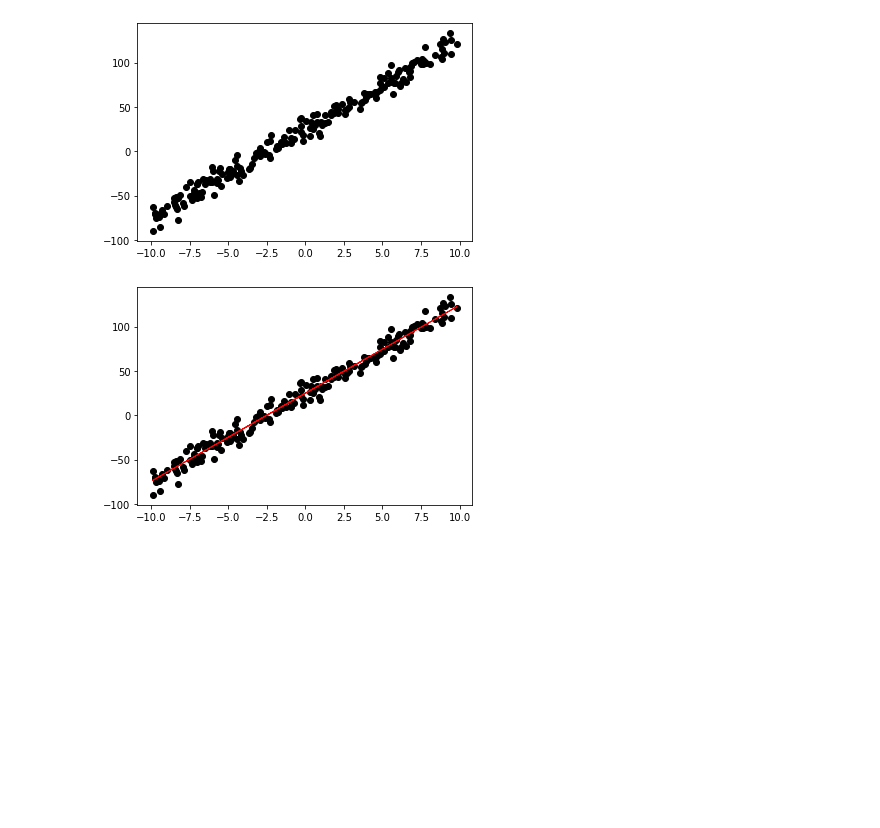
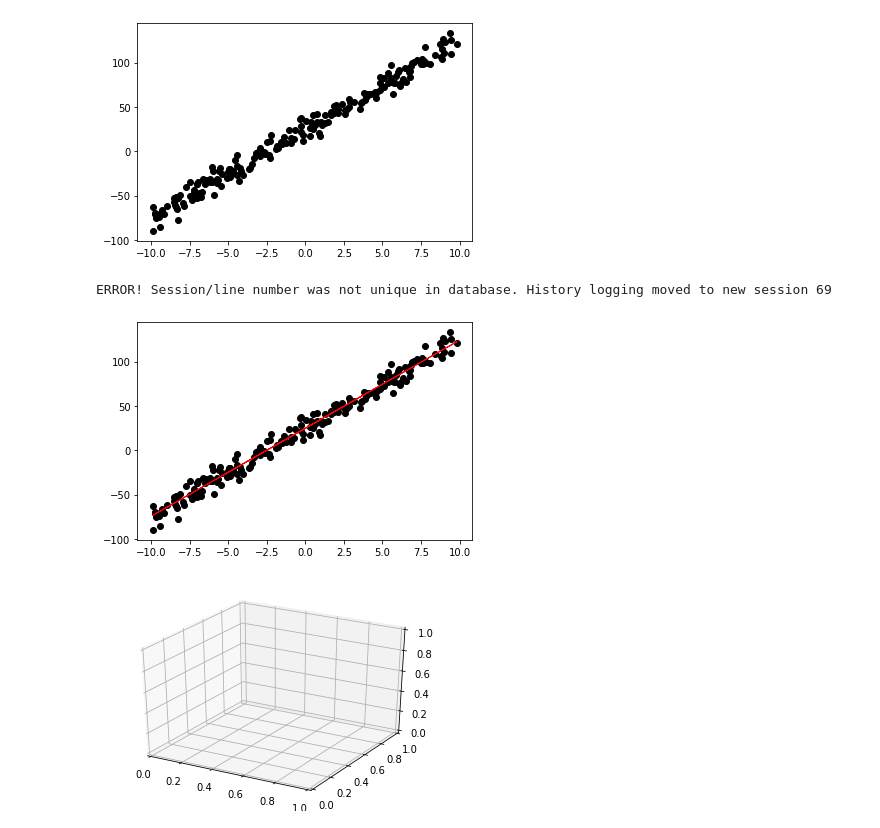
Before and after one commit to CJavaPython/AssignmentFolder, a Jupyter notebook: Assignment03/Assignment03.ipynb, the cells around one changed output. Cells and saved outputs as stored; diff of their text form; code cells hidden in the pictures; blank space fills up the shorter version.

Commit message:
make 3D Graph

```diff
--- a/Assignment03/Assignment03.ipynb
+++ b/Assignment03/Assignment03.ipynb
@@ -19,6 +19,8 @@ plt.show()
 [figure]
 # %%
 #iniitalize theta0, theta1
+#energy J
+J = 0
 t0 = 0.0
 t1 = 0.0
 
@@ -36,27 +38,26 @@ def hypothesis(t0, t1, x):
     return t0 * x + t1
 
 #Lists that put data from loops
-cost = 0
 t0_list = []
 t1_list = []
-cost_list = []
+J_list = []
 
 #Set infinite loops
 while 1:
     h = hypothesis(t0, t1, x_data) - y_data
     #loop until convergence
-    if cost == np.mean(h**2) * m/2:
+    if J == np.mean(h**2) * m/2:
       break
     #Gradient Descent
     #Cost Function
-    cost = np.mean(h ** 2) * m / 2
+    J = np.mean(h ** 2) * m / 2
     #Theta 0
     t0 = t0 - a * np.mean(h * x_data)
     #Theta 1
     t1 = t1 - a * np.mean(h)
 
     #put the data into the lists
-    cost_list.append(cost)
+    J_list.append(J)
     t0_list.append(t0)
     t1_list.append(t1)
 
@@ -68,4 +69,23 @@ plt.setp(line1, color = 'r', linewidth = 1.0)
 plt.setp(inputData, color = 'k', linewidth = 1.0)
 plt.show()
 # %% [output]
+ERROR! Session/line number was not unique in database. History logging moved to new session 69
 [figure]
+# %%
+from mpl_toolkits.mplot3d import Axes3D
+
+x_axis = np.arange(-30, 30, 0.1)
+y_axis = np.arange(-30, 30, 0.1)
+
+x_axis, y_axis = np.meshgrid(x_axis, y_axis)
+z_axis = x_axis ** 2 + y_axis ** 2
+
+
+
+fig = plt.figure()
+ax = fig.add_subplot(111, projection='3d')
+
+#ax.plot_surface( , color = 'b')
+plt.show()
+# %% [output]
+[figure, added]
```
